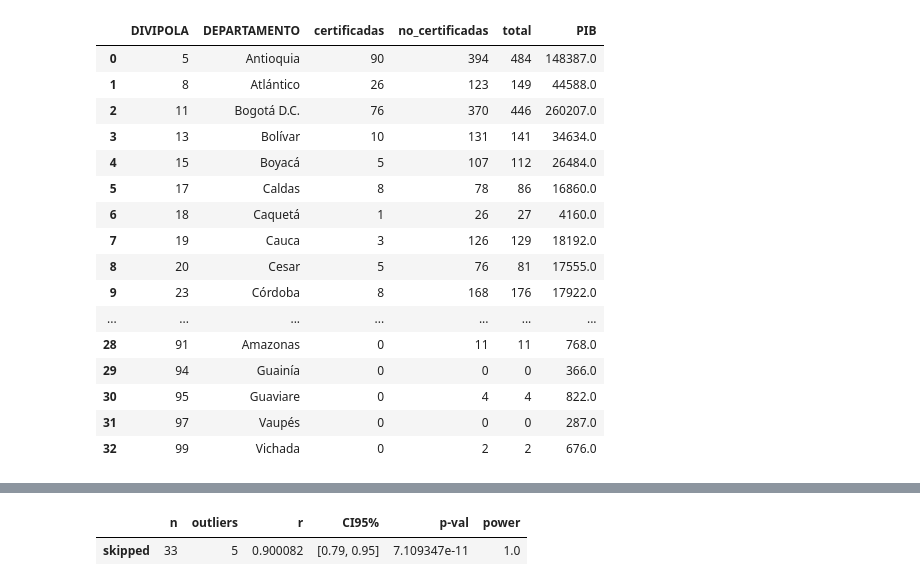
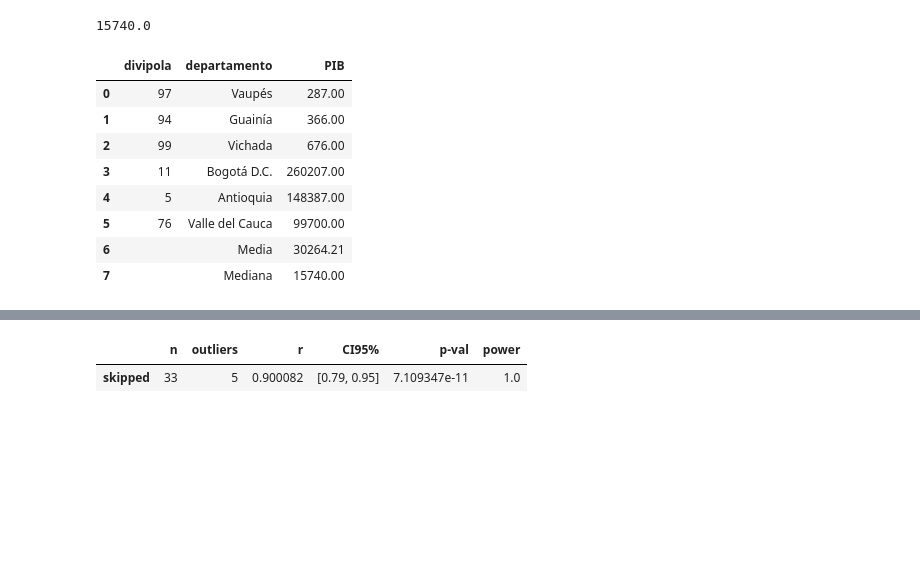
Before and after one commit to candrea/AnalisisPZI, a Jupyter notebook: PruebaTecnica.ipynb, the cells around one changed output, grey strips where cells are left out. Cells and saved outputs as stored; diff of their text form; code cells hidden in the pictures; blank space fills up the shorter version.

```diff
--- a/PruebaTecnica.ipynb
+++ b/PruebaTecnica.ipynb
@@ -132,6 +132,15 @@ s = text(
 t = text(
 "SELECT DIVIPOLA, DEPARTAMENTO, SUM(_2020) AS PIB FROM PIB GROUP BY 1,2"
 )
+t1= text (
+"with min as (select divipola,departamento, round(avg(_2020),2) as min_PIB from PIB  group by 1,2 order by 3 limit 3), "
+" max as (select divipola,departamento, round(avg(_2020),2) as max_PIB from PIB   group by 1,2 order by 3 DESC limit 3),"
+" avg as (select  round(avg(_2020),2) as avg_PIB from PIB)"
+" select divipola,departamento, min_PIB as PIB from min union all"
+" select divipola,departamento, max_PIB from max"
+" UNION ALL select '' AS divipola, 'Media' AS departamento, avg_PIB from avg"
+
+)
 tt= text (
 "select p.divipola,p.departamento,SUM(CASE WHEN certificado_calidad='SI' THEN 1 ELSE 0 END)  as certificadas,"
 "SUM(CASE WHEN certificado_calidad='NO' THEN 1 ELSE 0 END)   AS no_certificadas,"
@@ -139,5 +148,5 @@ tt= text (
 "from PIB p left join instituciones i on p.divipola=i.divipola group by 1,2"
 
 )
-conn.execute(tt).fetchall()
+conn.execute(t1).fetchall()
 # %% [output]
@@ -161,26 +160,24 @@ conn.execute(tt).fetchall()
 # %%
 df_instituciones = pd.read_sql(s,conn)
 df_PIB = pd.read_sql(t,conn)
 df_data = pd.read_sql(tt,conn)
-df_data
+median_value = np.percentile(df_data.PIB, 50)
+print(median_value)
+df_resumen_data = pd.read_sql(t1,conn)
+A = {'divipola':'','departamento':'Mediana','PIB':median_value}
+df_resumen_data=df_resumen_data.append(A,ignore_index=True)
+df_resumen_data
 # %% [output]
+15740.0
-|  | DIVIPOLA | DEPARTAMENTO | certificadas | no_certificadas | total | PIB |
-| 0 | 5 | Antioquia | 90 | 394 | 484 | 148387.0 |
-| 1 | 8 | Atlántico | 26 | 123 | 149 | 44588.0 |
-| 2 | 11 | Bogotá D.C. | 76 | 370 | 446 | 260207.0 |
-| 3 | 13 | Bolívar | 10 | 131 | 141 | 34634.0 |
-| 4 | 15 | Boyacá | 5 | 107 | 112 | 26484.0 |
-| 5 | 17 | Caldas | 8 | 78 | 86 | 16860.0 |
-| 6 | 18 | Caquetá | 1 | 26 | 27 | 4160.0 |
-| 7 | 19 | Cauca | 3 | 126 | 129 | 18192.0 |
-| 8 | 20 | Cesar | 5 | 76 | 81 | 17555.0 |
-| 9 | 23 | Córdoba | 8 | 168 | 176 | 17922.0 |
-| ... | ... | ... | ... | ... | ... | ... |
-| 28 | 91 | Amazonas | 0 | 11 | 11 | 768.0 |
-| 29 | 94 | Guainía | 0 | 0 | 0 | 366.0 |
-| 30 | 95 | Guaviare | 0 | 4 | 4 | 822.0 |
-| 31 | 97 | Vaupés | 0 | 0 | 0 | 287.0 |
-| 32 | 99 | Vichada | 0 | 2 | 2 | 676.0 |
+|  | divipola | departamento | PIB |
+| 0 | 97 | Vaupés | 287.00 |
+| 1 | 94 | Guainía | 366.00 |
+| 2 | 99 | Vichada | 676.00 |
+| 3 | 11 | Bogotá D.C. | 260207.00 |
+| 4 | 5 | Antioquia | 148387.00 |
+| 5 | 76 | Valle del Cauca | 99700.00 |
+| 6 |  | Media | 30264.21 |
+| 7 |  | Mediana | 15740.00 |
 # %%
 #Graphic analysis
 import matplotlib.pyplot as plt
```
Also changed, not shown: parts of 5 cells of this notebook.
